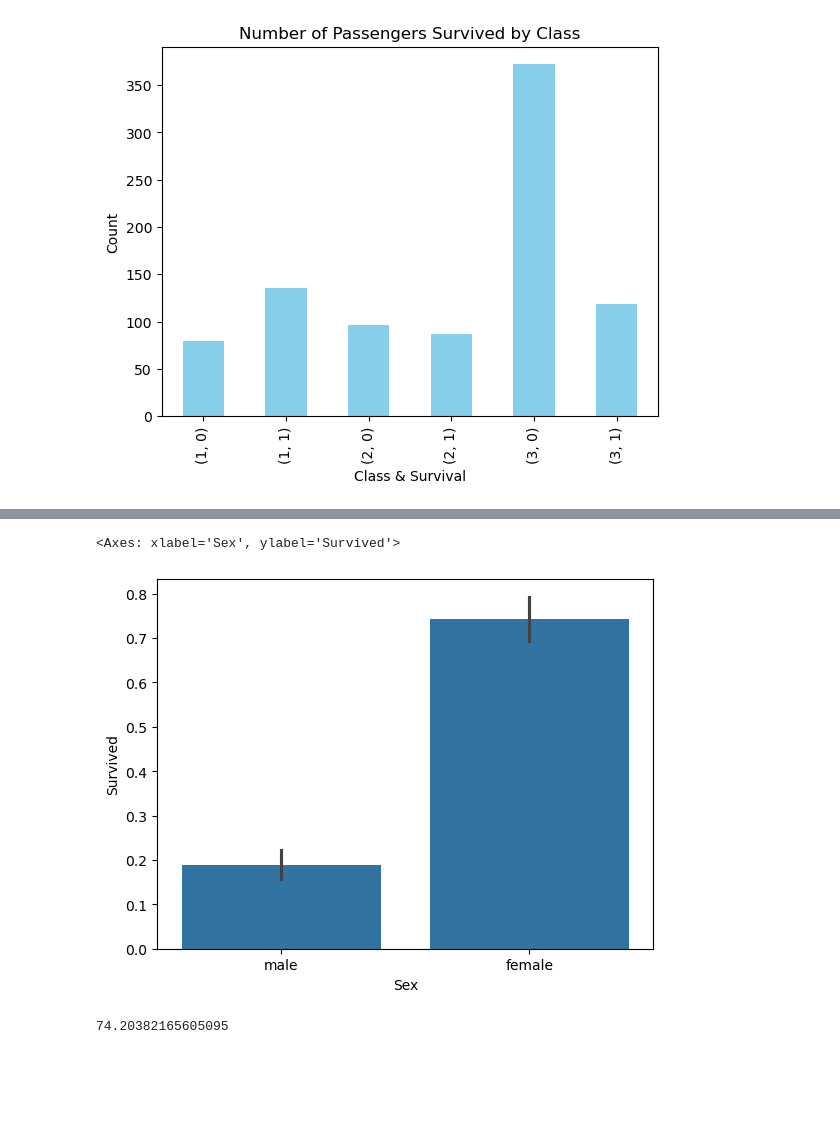
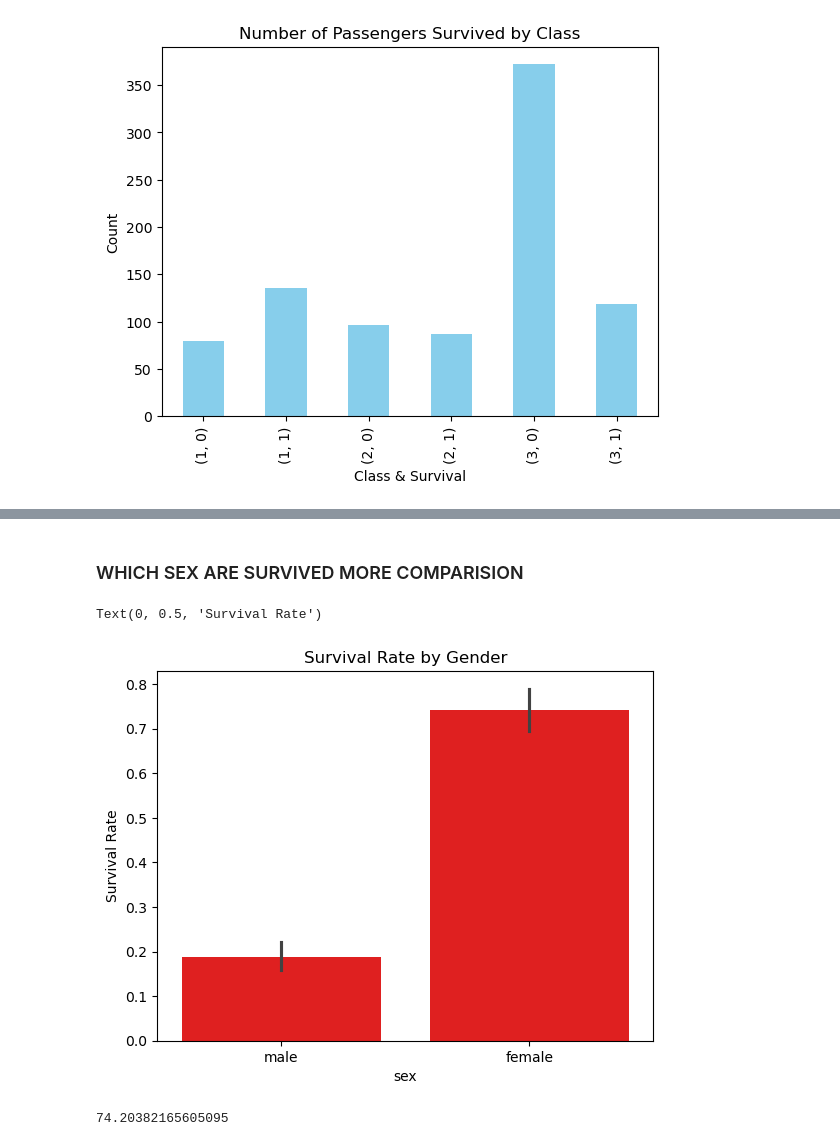
Before and after one commit to madhukarreddydonala/TITANIC-DATA-ANALYSIS, a Jupyter notebook: notebooks/dataexploring.ipynb, the cells around one changed output, grey strips where cells are left out. Cells and saved outputs as stored; diff of their text form; code cells hidden in the pictures; blank space fills up the shorter version.

```diff
--- a/notebooks/dataexploring.ipynb
+++ b/notebooks/dataexploring.ipynb
@@ -257,6 +188,3 @@ df.head(5)
 | 4 | 5 | 0 | 3 | Allen, Mr. William Henry | male | 35.0 | 0 | 0 | 373450 | 8.0500 | ... |
 # %% [markdown]
 ### REMOVING THE UNWANTED COLUMNS LIKE IN ABOVE NAME,TICKET,PASSEGER ID
-# %%
-df=df.drop(columns=['PassengerId','Name','Ticket'])
-df
@@ -283,4 +334,6 @@ Index(['Survived', 'Pclass', 'Sex', 'Age', 'SibSp', 'Parch', 'Fare', 'Cabin',
 # %%
-df=df.rename(columns={'Fare':'price','SibSp':'siblings/spouse','Parch':'Parent/chidern','Pclass':'Parentclass'})
-df
+train=train.rename(columns={'Fare':'price','SibSp':'siblings/spouse','Parch':'Parent/childern','Pclass':'Parentclass'})
+train.columns
+test=test.rename(columns={'Fare':'price','SibSp':'siblings/spouse','Parch':'Parent/childern','Pclass':'Parentclass'})
+test.columns
 # %% [output]
@@ -334,4 +373,0 @@ dtype: int64
-# %%
-df['Age']=df['Age'].fillna(df['Age'].mean())
-df['Cabin']=df['Cabin'].fillna(0)
-df['Embarked']=df['Embarked'].fillna(0)
@@ -423,8 +491,13 @@ test.head()
+# %% [markdown]
+### WHICH SEX ARE SURVIVED MORE COMPARISION
 # %%
-sns.barplot(x="Sex",y="Survived",data=df)
+sns.barplot(x="Sex",y="Survived",data=df,color='red')
+plt.title('Survival Rate by Gender')
+plt.xlabel('sex')
+plt.ylabel('Survival Rate')
 # %% [output]
-<Axes: xlabel='Sex', ylabel='Survived'>
+Text(0, 0.5, 'Survival Rate')
-[figure, old version]
+[figure, new version]
 # %%
 df['Survived'][df['Sex']=='female'].value_counts(normalize=True)[1]*100
 # %% [output]
```
Also changed, not shown: parts of 75 cells of this notebook, 1 other file.
